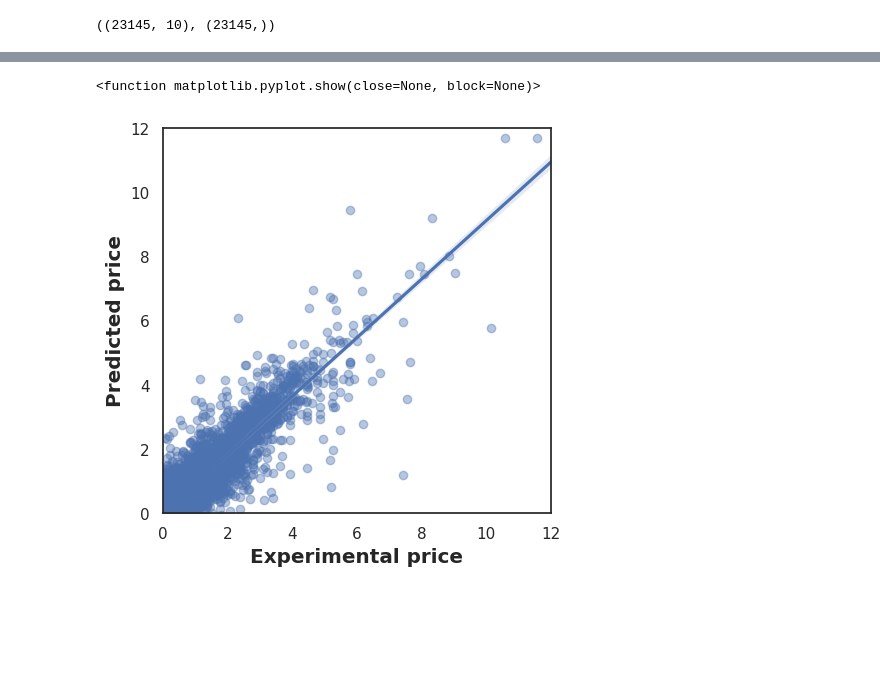
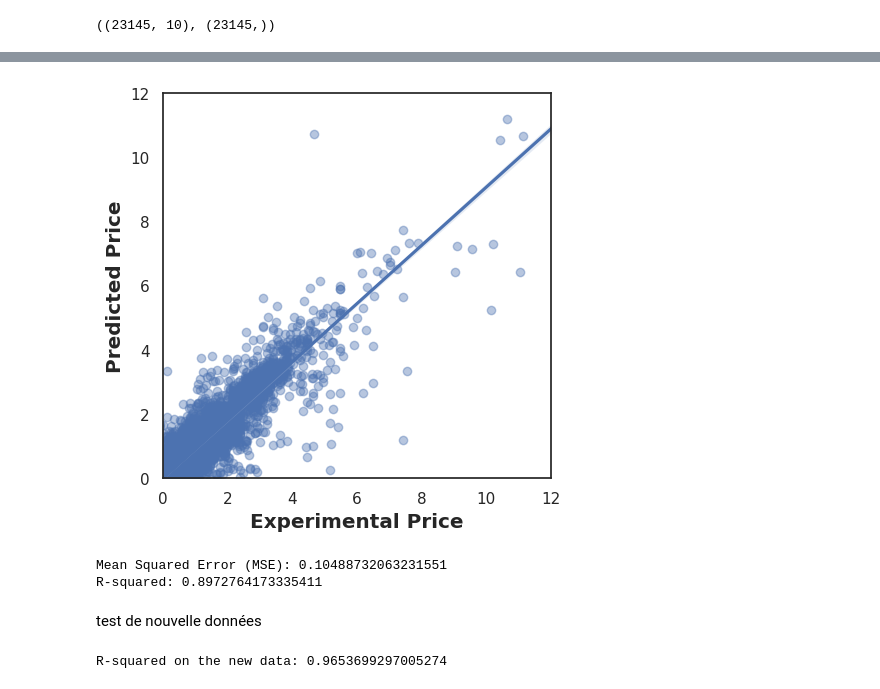
Before and after one commit to mustaphamerakech/tpMachineLearning, a Jupyter notebook: predictThePriceOfUsedCars.ipynb, the cells around one changed output, grey strips where cells are left out. Saved outputs shown, nothing was run; the diff lists cells and outputs as text; code cells hidden in the pictures; blank space fills up the shorter version.

```diff
--- a/predictThePriceOfUsedCars.ipynb
+++ b/predictThePriceOfUsedCars.ipynb
@@ -314,16 +347,69 @@ Y_pred = model.predict(X_test)
 # %%
 import seaborn as sns
 import matplotlib.pyplot as plt
+from sklearn.metrics import mean_squared_error, r2_score
 
+
+
+# Set the style and color codes
 sns.set(color_codes=True)
 sns.set_style("white")
-ax = sns.regplot(x=Y_test, y=Y_pred, scatter_kws={'alpha':0.4})
-ax.set_xlabel('Experimental price', fontsize='large', fontweight='bold')
-ax.set_ylabel('Predicted price', fontsize='large', fontweight='bold')
+
+# Create a regression plot
+ax = sns.regplot(x=Y_test, y=Y_pred, scatter_kws={'alpha': 0.4})
+
+# Set labels and limits
+ax.set_xlabel('Experimental Price', fontsize='large', fontweight='bold')
+ax.set_ylabel('Predicted Price', fontsize='large', fontweight='bold')
 ax.set_xlim(0, 12)
 ax.set_ylim(0, 12)
+
+# Set the figure size
 ax.figure.set_size_inches(5, 5)
-plt.show
+
+# Show the plot
+plt.show()
+
+# Calculate and print evaluation metrics
+mse = mean_squared_error(Y_test, Y_pred)
+r2 = r2_score(Y_test, Y_pred)
+
+# Print evaluation metrics
+print(f'Mean Squared Error (MSE): {mse}')
+print(f'R-squared: {r2}')
 # %% [output]
+[figure, new version]
-<function matplotlib.pyplot.show(close=None, block=None)>
+Mean Squared Error (MSE): 0.10488732063231551
+R-squared: 0.8972764173335411
-[figure, old version]
+# %% [markdown]
+test de nouvelle données
+# %%
+import pandas as pd
+from sklearn.model_selection import train_test_split
+from sklearn.feature_selection import VarianceThreshold
+from sklearn.ensemble import RandomForestRegressor
+
+# Load the new dataset
+file_path = '/content/data/autos_encoded.csv'
+df_new_data = pd.read_csv(file_path)
+
+
+
+
+X_new = df_new_data.drop('price', axis=1)
+
+# Use the same feature selection method
+X_new = selection.transform(X_new)
+
+# Assuming the model and selection object are already defined
+
+# Split the new data into features and target variable
+Y_new = df_new_data['price']
+
+# Test the model with the new data
+r2_new_data = model.score(X_new, Y_new)
+
+# Print the results
+print(f"R-squared on the new data: {r2_new_data}")
+# %% [output]
+R-squared on the new data: 0.9653699297005274
```
Also changed, not shown: parts of 2 cells of this notebook.
